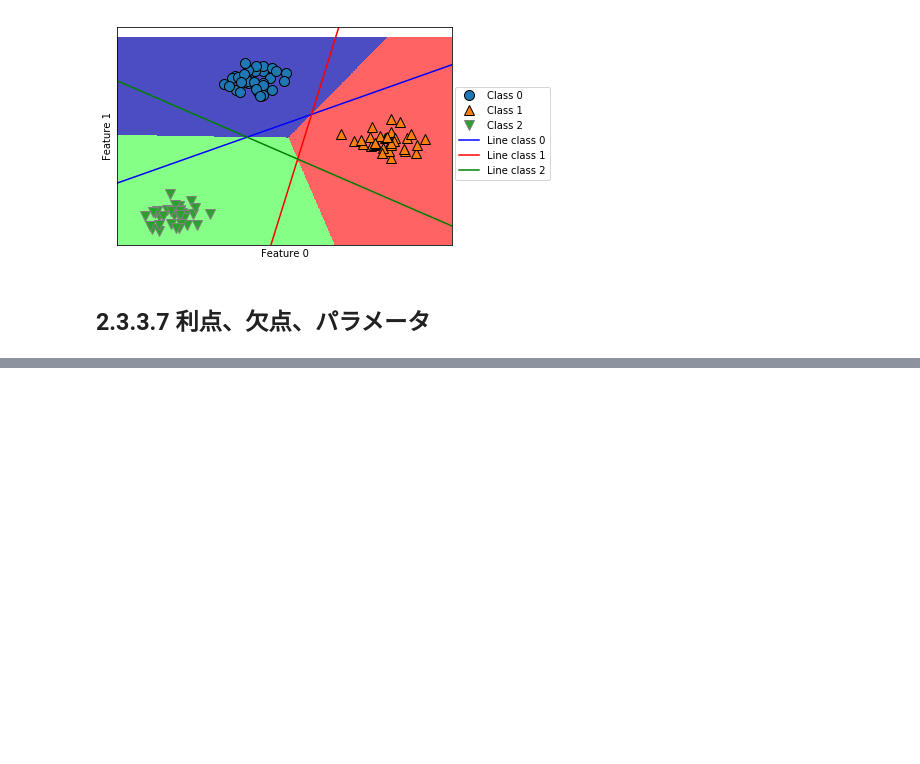
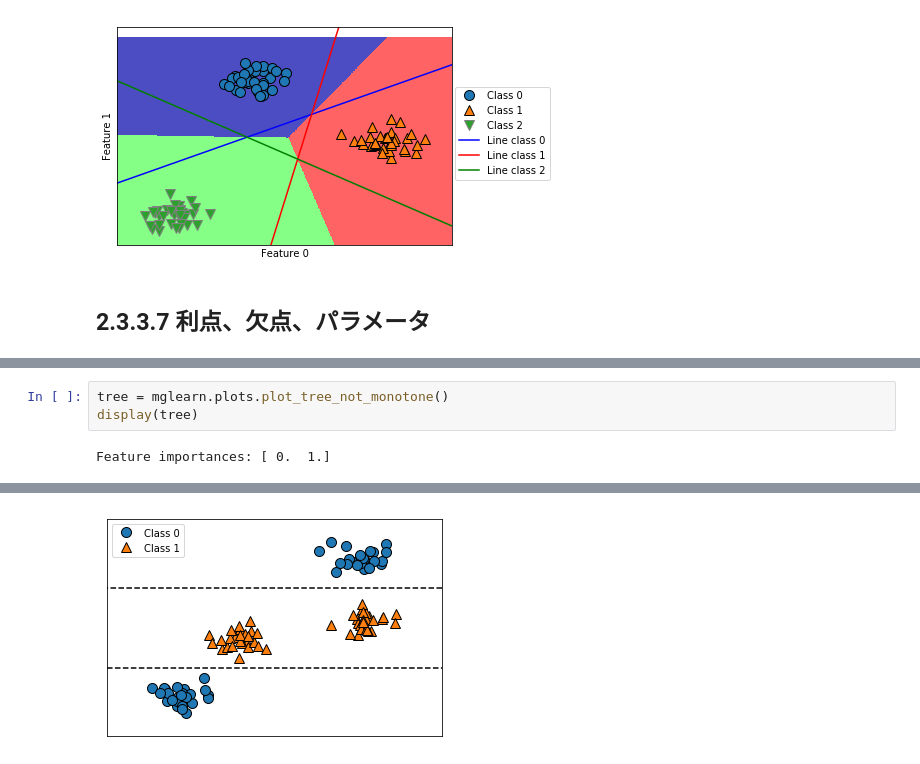
Before and after one commit to nownabe/machine-learning-study, a Jupyter notebook: 04-Introduction-to-Machine-Learning-with-Python/nownabe/ch02/chapter02.ipynb, the cells around one changed output, grey strips where cells are left out. Cells and saved outputs as stored; diff of their text form; blank space fills up the shorter version.

```diff
--- a/04-Introduction-to-Machine-Learning-with-Python/nownabe/ch02/chapter02.ipynb
+++ b/04-Introduction-to-Machine-Learning-with-Python/nownabe/ch02/chapter02.ipynb
@@ -444,0 +520,5 @@ plt.legend(["Class 0", "Class 1", "Class 2", "Line class 0", "Line class 1", "Li
+# %%
+tree = mglearn.plots.plot_tree_not_monotone()
+display(tree)
+# %% [output]
+Feature importances: [ 0.  1.]
@@ -444,0 +526 @@ plt.legend(["Class 0", "Class 1", "Class 2", "Line class 0", "Line class 1", "Li
+[figure, added]
```
Also changed, not shown: parts of 71 cells of this notebook, 4 other files.
